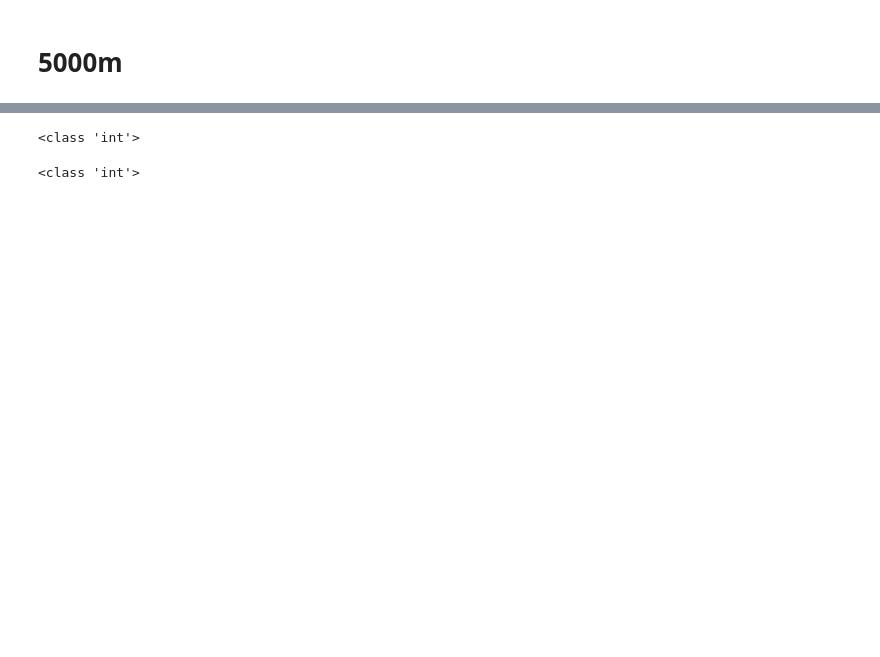
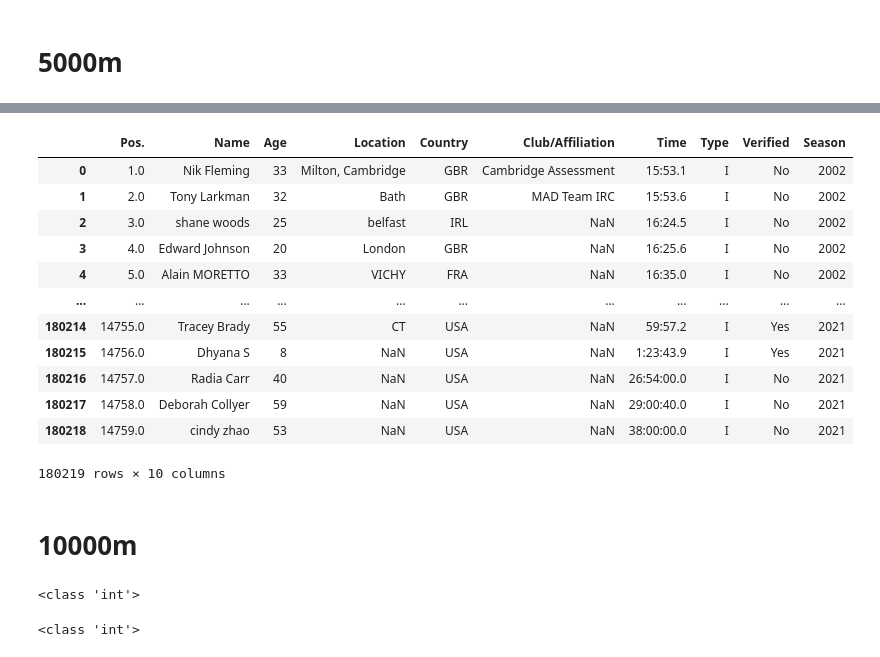
Before and after one commit to JohnShuford/FITDAT, a Jupyter notebook: Notebooks/C2_scrape.ipynb, the cells around one changed output, grey strips where cells are left out. Saved outputs shown, nothing was run; the diff lists cells and outputs as text; code cells hidden in the pictures; blank space fills up the shorter version.

```diff
--- a/Notebooks/C2_scrape.ipynb
+++ b/Notebooks/C2_scrape.ipynb
@@ -454,0 +491,16 @@ browser.quit()
+# %%
+fivek
+# %% [output]
+|  | Pos. | Name | Age | Location | Country | Club/Affiliation | Time | Type | Verified | Season |
+| 0 | 1.0 | Nik Fleming | 33 | Milton, Cambridge | GBR | Cambridge Assessment | 15:53.1 | I | No | 2002 |
+| 1 | 2.0 | Tony Larkman | 32 | Bath | GBR | MAD Team IRC | 15:53.6 | I | No | 2002 |
+| 2 | 3.0 | shane woods | 25 | belfast | IRL | NaN | 16:24.5 | I | No | 2002 |
+| 3 | 4.0 | Edward Johnson | 20 | London | GBR | NaN | 16:25.6 | I | No | 2002 |
+| 4 | 5.0 | Alain MORETTO | 33 | VICHY | FRA | NaN | 16:35.0 | I | No | 2002 |
+| ... | ... | ... | ... | ... | ... | ... | ... | ... | ... | ... |
+| 180214 | 14755.0 | Tracey Brady | 55 | CT | USA | NaN | 59:57.2 | I | Yes | 2021 |
+| 180215 | 14756.0 | Dhyana S | 8 | NaN | USA | NaN | 1:23:43.9 | I | Yes | 2021 |
+| 180216 | 14757.0 | Radia Carr | 40 | NaN | USA | NaN | 26:54:00.0 | I | No | 2021 |
+| 180217 | 14758.0 | Deborah Collyer | 59 | NaN | USA | NaN | 29:00:40.0 | I | No | 2021 |
+| 180218 | 14759.0 | cindy zhao | 53 | NaN | USA | NaN | 38:00:00.0 | I | No | 2021 |
+180219 rows × 10 columns
@@ -454,0 +509,2 @@ browser.quit()
+# %% [markdown]
+# 10000m
```
Also changed, not shown: parts of 10 cells of this notebook, 1 other file.
